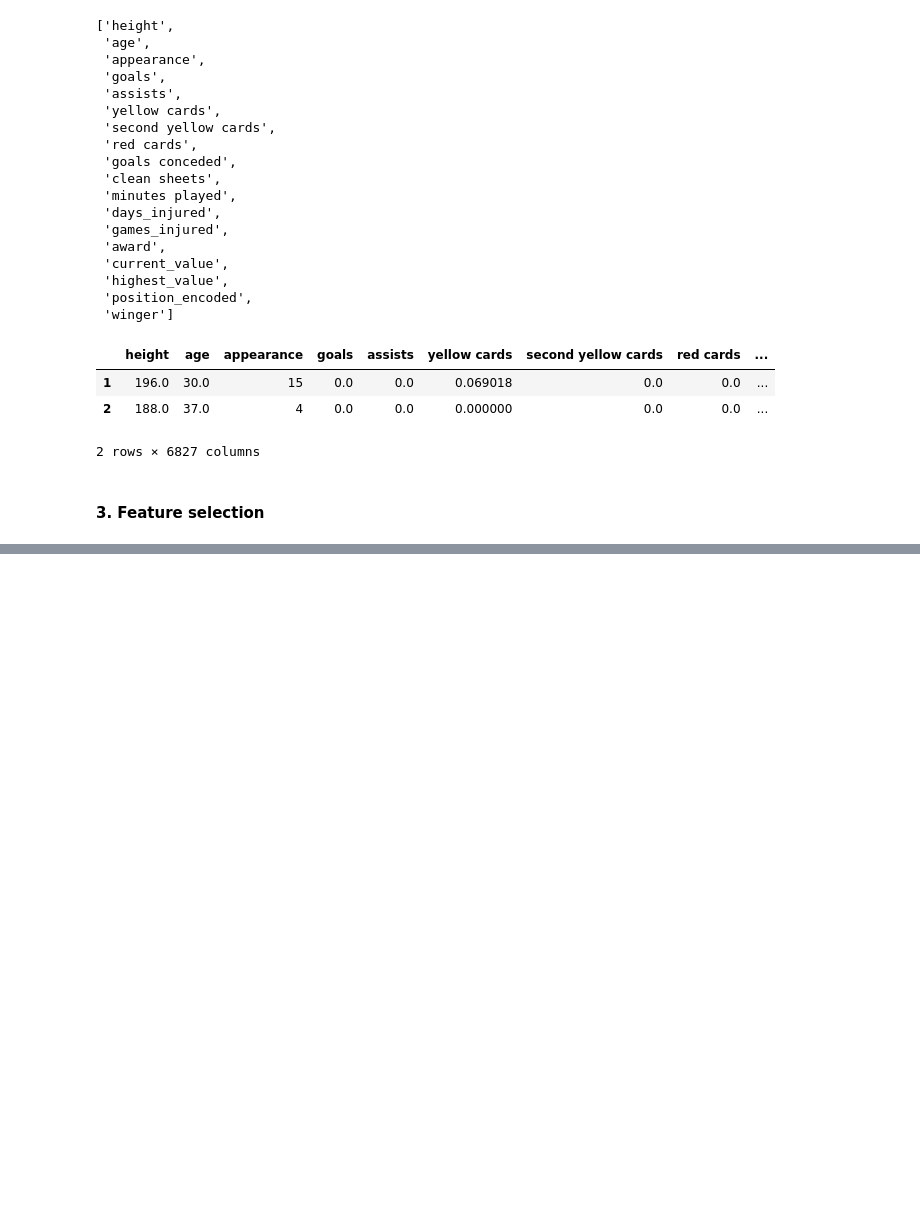
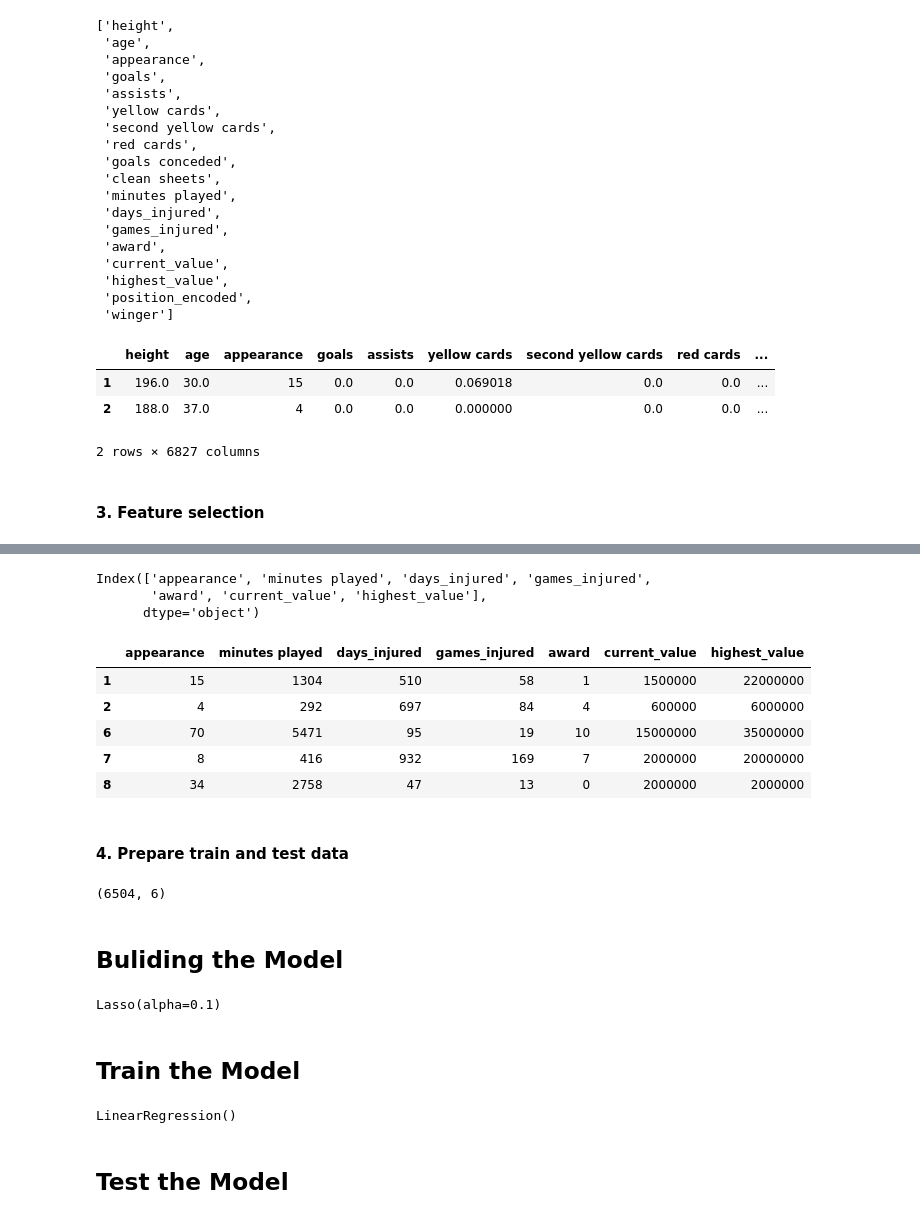
Before and after one commit to Tuwaiq-DS-ML-bootcamp-V-8/Usecase-7, a Jupyter notebook: EDA explain template.ipynb, the cells around one changed output, grey strips where cells are left out. Drawn from its saved outputs; the diff is of its cells as text; code cells hidden in the pictures; blank space fills up the shorter version.

```diff
--- a/EDA explain template.ipynb
+++ b/EDA explain template.ipynb
@@ -329,0 +341,27 @@ sns.heatmap(player.corr(), annot=True)
+# %%
+# Set the correlation threshold
+threshold = 0.2 # You can change this value based on your requirement
+
+# Filter the correlations
+# We use `abs()` for absolute value to consider both strong positive and negative correlations
+selected_features = correlation[abs(correlation['highest_value']) > threshold]['highest_value'].index
+selected_features
+# %% [output]
+Index(['appearance', 'minutes played', 'days_injured', 'games_injured',
+       'award', 'current_value', 'highest_value'],
+      dtype='object')
+# %%
+selected_features = ['appearance', 'minutes played', 'days_injured', 'games_injured',
+       'award', 'current_value', 'highest_value']
+# %%
+player = player[selected_features]
+player.head()
+# %% [output]
+|  | appearance | minutes played | days_injured | games_injured | award | current_value | highest_value |
+| 1 | 15 | 1304 | 510 | 58 | 1 | 1500000 | 22000000 |
+| 2 | 4 | 292 | 697 | 84 | 4 | 600000 | 6000000 |
+| 6 | 70 | 5471 | 95 | 19 | 10 | 15000000 | 35000000 |
+| 7 | 8 | 416 | 932 | 169 | 7 | 2000000 | 20000000 |
+| 8 | 34 | 2758 | 47 | 13 | 0 | 2000000 | 2000000 |
+# %% [markdown]
+#### 4. Prepare train and test data
@@ -329,0 +384,6 @@ sns.heatmap(player.corr(), annot=True)
+# %%
+X.shape
+# %% [output]
+(6504, 6)
+# %% [markdown]
+## Buliding the Model
@@ -329,0 +394,5 @@ sns.heatmap(player.corr(), annot=True)
+# %%
+lasso_model = Lasso(alpha=0.1)
+lasso_model.fit(X_train_scaled, y_train)
+# %% [output]
+Lasso(alpha=0.1)
@@ -329,0 +414,9 @@ sns.heatmap(player.corr(), annot=True)
+# %% [markdown]
+## Train the Model
+# %%
+# Fit the model on the training data
+model.fit(X_train_scaled, y_train)
+# %% [output]
+LinearRegression()
+# %% [markdown]
+## Test the Model
```
Also changed, not shown: parts of 31 cells of this notebook.
